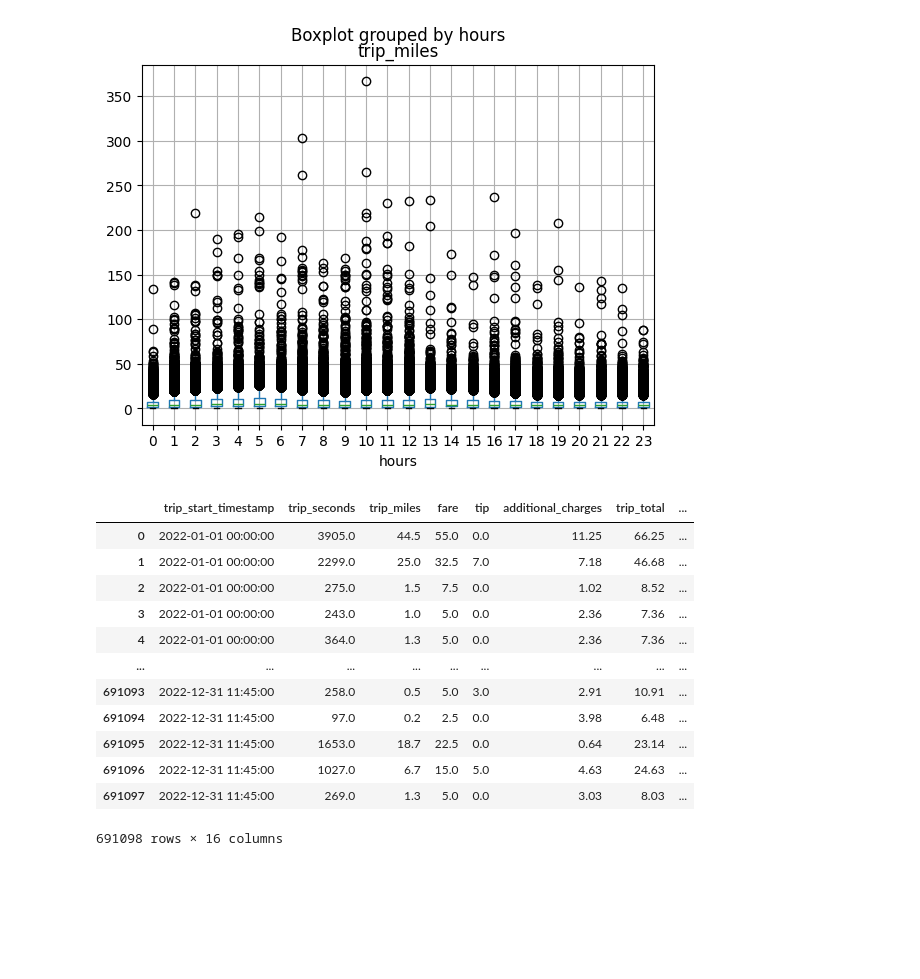
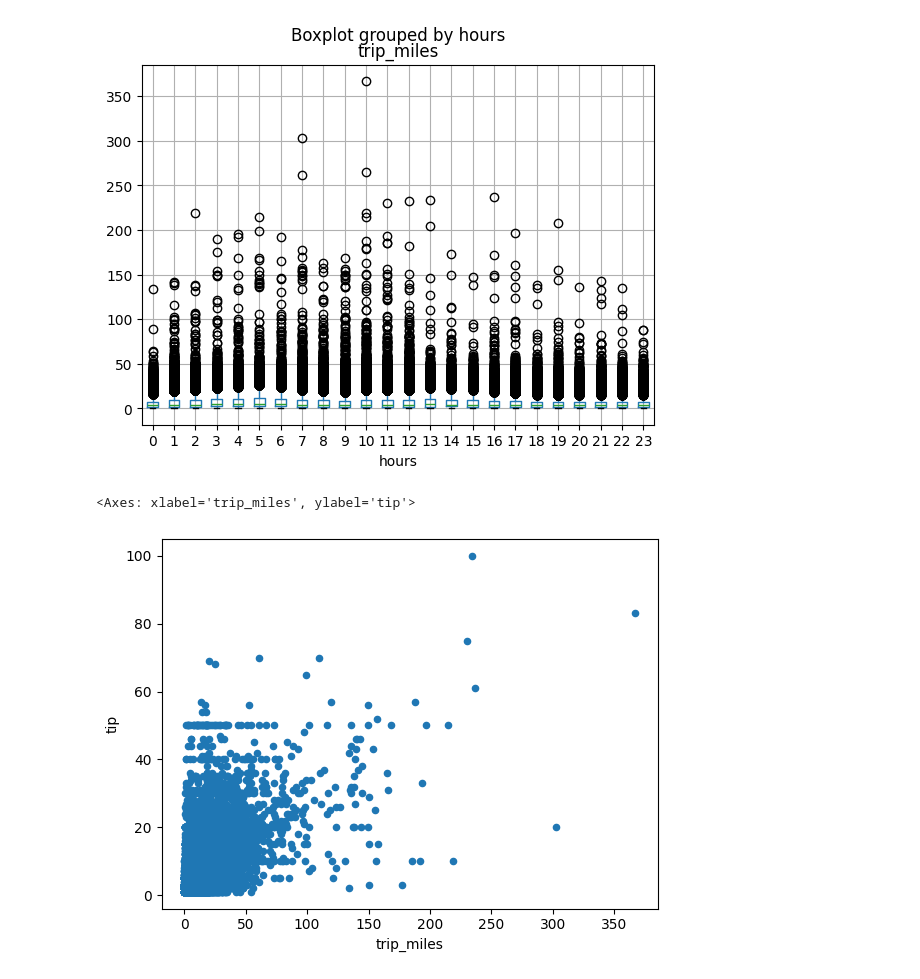
Before and after one commit to AsokTamang/probability, a Jupyter notebook: EDA of ride share in chicago.ipynb, the cells around one changed output. Drawn from its saved outputs; the diff is of its cells as text; code cells hidden in the pictures; blank space fills up the shorter version.

Commit message:
studying relation between trip miles and trip using scatter plot

```diff
--- a/EDA of ride share in chicago.ipynb
+++ b/EDA of ride share in chicago.ipynb
@@ -341,18 +341,7 @@ df.boxplot(column = 'trip_miles',by='hours')
 <Axes: title={'center': 'trip_miles'}, xlabel='hours'>
 [figure]
 # %%
-df
+df_tippers.plot(kind='scatter',x = 'trip_miles',y='tip',marker='o')
 # %% [output]
-|  | trip_start_timestamp | trip_seconds | trip_miles | fare | tip | additional_charges | trip_total | ... |
-| 0 | 2022-01-01 00:00:00 | 3905.0 | 44.5 | 55.0 | 0.0 | 11.25 | 66.25 | ... |
-| 1 | 2022-01-01 00:00:00 | 2299.0 | 25.0 | 32.5 | 7.0 | 7.18 | 46.68 | ... |
-| 2 | 2022-01-01 00:00:00 | 275.0 | 1.5 | 7.5 | 0.0 | 1.02 | 8.52 | ... |
-| 3 | 2022-01-01 00:00:00 | 243.0 | 1.0 | 5.0 | 0.0 | 2.36 | 7.36 | ... |
-| 4 | 2022-01-01 00:00:00 | 364.0 | 1.3 | 5.0 | 0.0 | 2.36 | 7.36 | ... |
-| ... | ... | ... | ... | ... | ... | ... | ... | ... |
-| 691093 | 2022-12-31 11:45:00 | 258.0 | 0.5 | 5.0 | 3.0 | 2.91 | 10.91 | ... |
-| 691094 | 2022-12-31 11:45:00 | 97.0 | 0.2 | 2.5 | 0.0 | 3.98 | 6.48 | ... |
-| 691095 | 2022-12-31 11:45:00 | 1653.0 | 18.7 | 22.5 | 0.0 | 0.64 | 23.14 | ... |
-| 691096 | 2022-12-31 11:45:00 | 1027.0 | 6.7 | 15.0 | 5.0 | 4.63 | 24.63 | ... |
-| 691097 | 2022-12-31 11:45:00 | 269.0 | 1.3 | 5.0 | 0.0 | 3.03 | 8.03 | ... |
-691098 rows × 16 columns
+<Axes: xlabel='trip_miles', ylabel='tip'>
+[figure, added]
```
